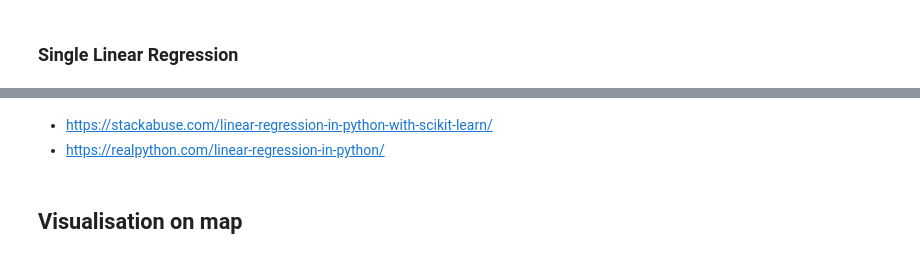
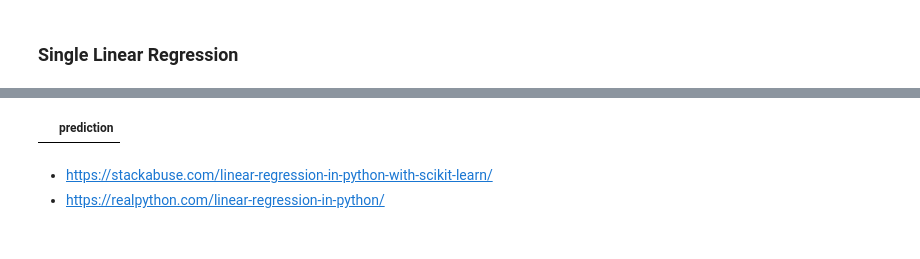
Before and after one commit to hchae0817/final_project, a Jupyter notebook: bike_Linear_Regression.ipynb, the cells around one changed output, grey strips where cells are left out. Drawn from its saved outputs; the diff is of its cells as text; code cells hidden in the pictures.

```diff
--- a/bike_Linear_Regression.ipynb
+++ b/bike_Linear_Regression.ipynb
@@ -320,10 +463,10 @@ RMAE: 5.102679769376057
 # %%
-#linear_df
+df_linear_pred
+# %% [output]
+|  | prediction |
 # %%
 # lists of predicted and actual data for each of the stations
 #station_df
 # %% [markdown]
 - https://stackabuse.com/linear-regression-in-python-with-scikit-learn/
 - https://realpython.com/linear-regression-in-python/
-# %% [markdown]
-## Visualisation on map
```
Also changed, not shown: parts of 26 cells of this notebook, 2 other files.
